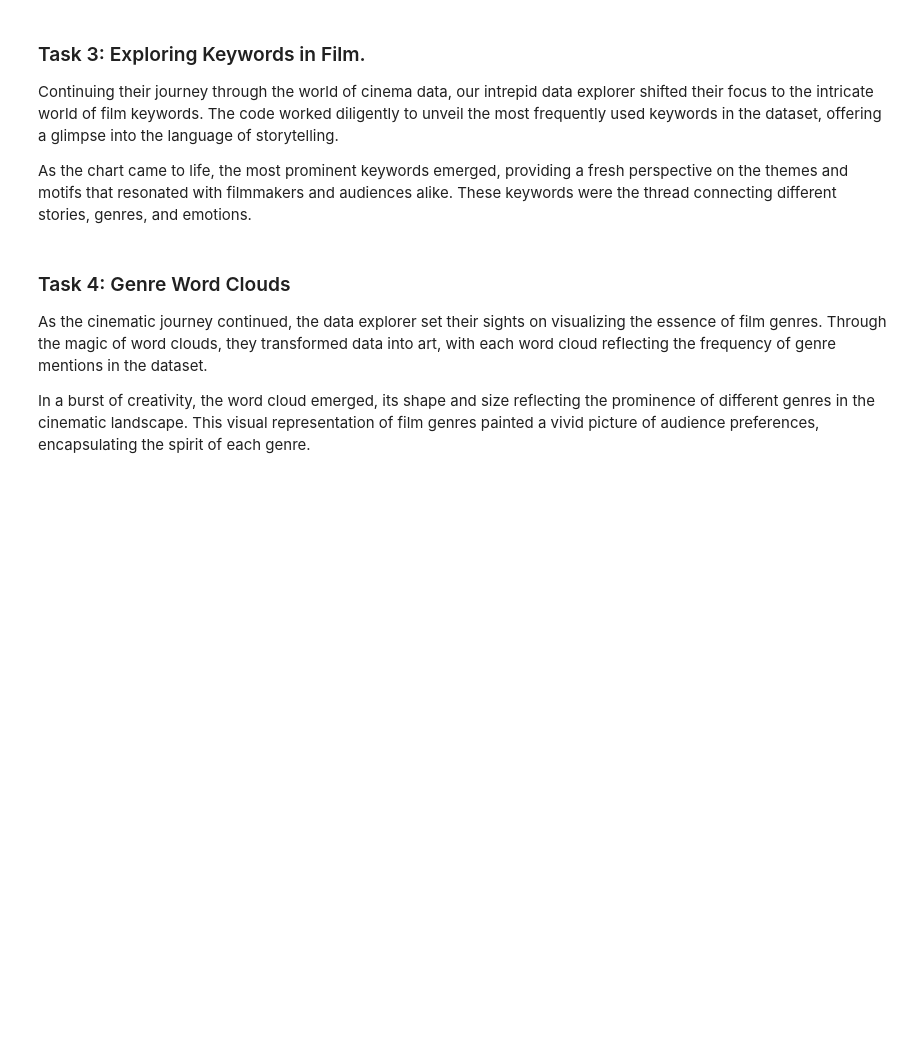
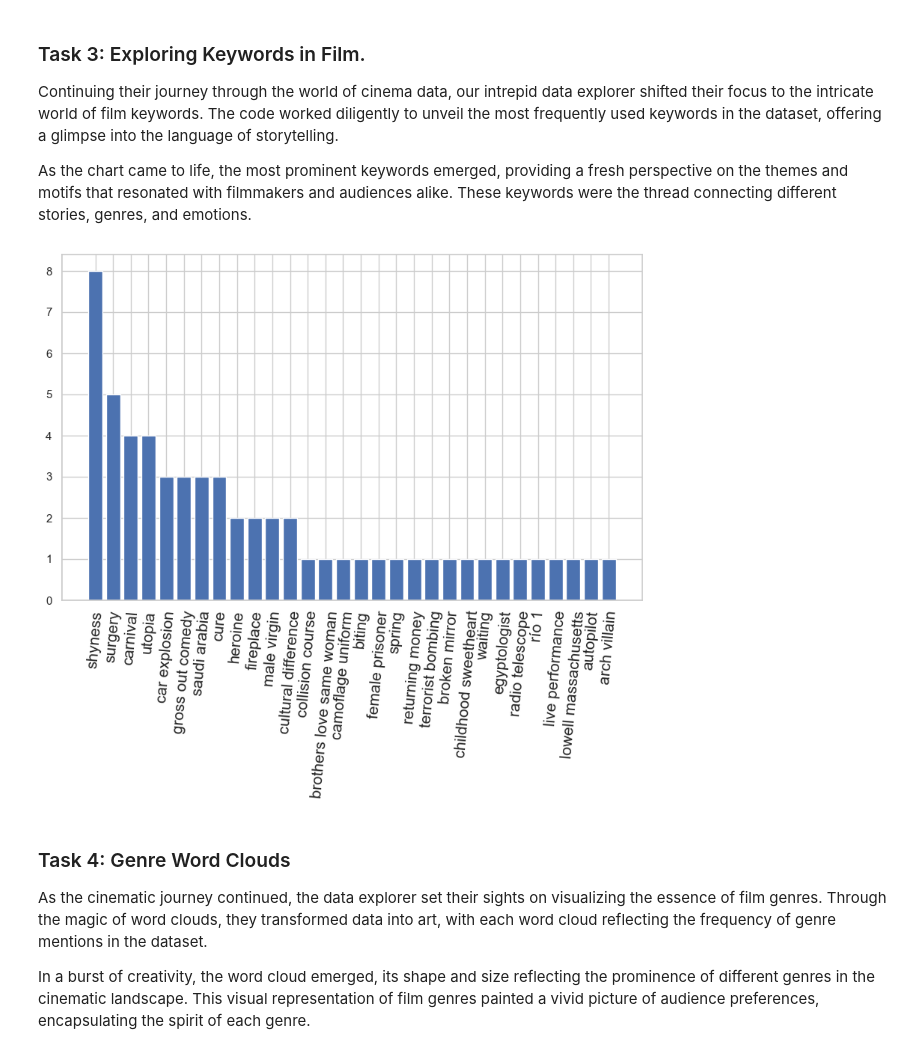
Before and after one commit to amithvardhan99/hicounselor, a Jupyter notebook: Movie Recommendation System Based On Content & Popularity/notebook.ipynb, the cells around one changed output. Drawn from its saved outputs; the diff is of its cells as text; code cells hidden in the pictures; blank space fills up the shorter version.

```diff
--- a/Movie Recommendation System Based On Content & Popularity/notebook.ipynb
+++ b/Movie Recommendation System Based On Content & Popularity/notebook.ipynb
@@ -269,31 +282,35 @@ As the chart came to life, the most prominent keywords emerged, providing a fres
 # %%
 # ---WRITE YOUR CODE FOR TASK 3 ---
 
 series = df.keywords
 sns.set(style="whitegrid")
 
 total_keywords = []
 keywords = []
-values1 = []
+values2 = []
 keywords.extend(series)
 all_keywords = []
 
 for i in keywords:
     all_keywords  += i
 
 total_keywords = list(set(all_keywords))
 
 for i in total_keywords:
-    values1.append(all_keywords.count(i))
+    values2.append(all_keywords.count(i))
 
 
-dictionary = dict(zip(total_keywords,values1))
-
+dictionary = {}
+ctr = 0
+for i in range(0,30):
+    dictionary[total_keywords[i]] = values2[i]
 dictionary = dict(sorted(dictionary.items(),key=lambda x: x[1],reverse=True))
 plt.subplots(figsize=(10, 6))
 plt.xticks(rotation=85, fontsize=15)
 plt.bar(dictionary.keys(), dictionary.values(), align="center")
 plt.show()
+# %% [output]
+[figure, added]
 # %% [markdown]
 ### Task 4: Genre Word Clouds
 As the cinematic journey continued, the data explorer set their sights on visualizing the essence of film genres. Through the magic of word clouds, they transformed data into art, with each word cloud reflecting the frequency of genre mentions in the dataset.
```
Also changed, not shown: parts of 11 cells of this notebook, 1 other file.
